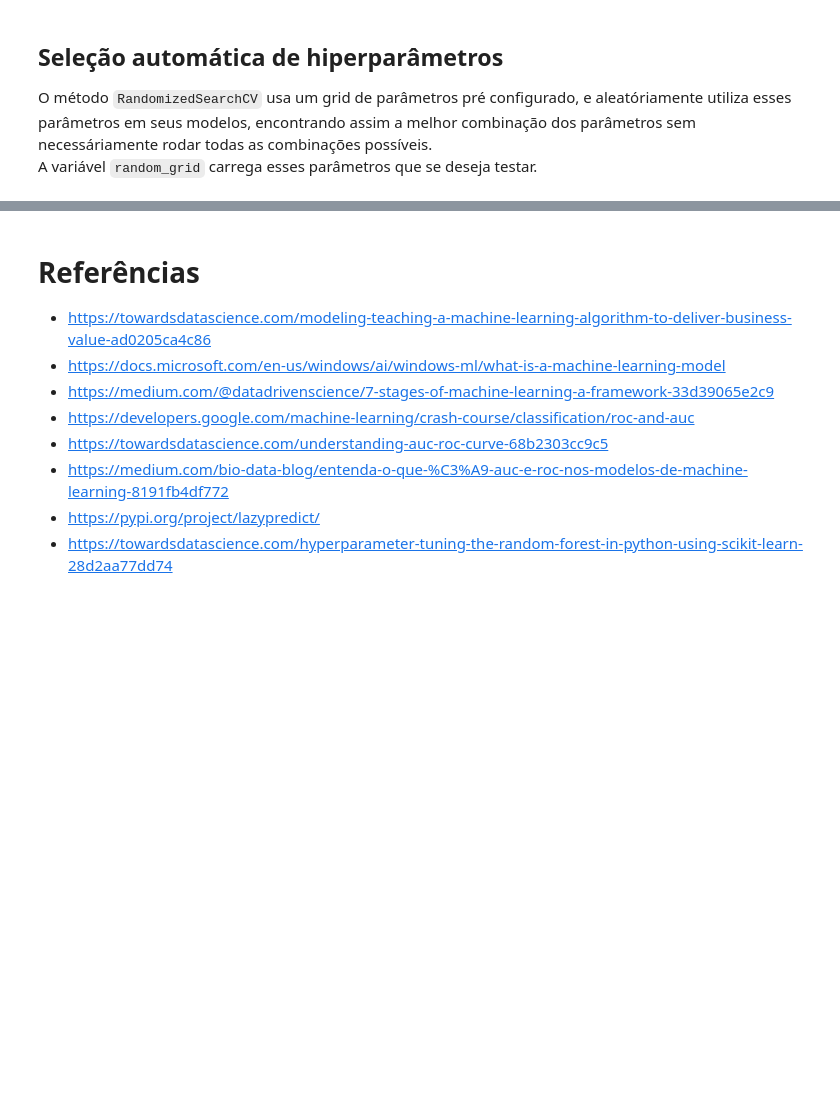
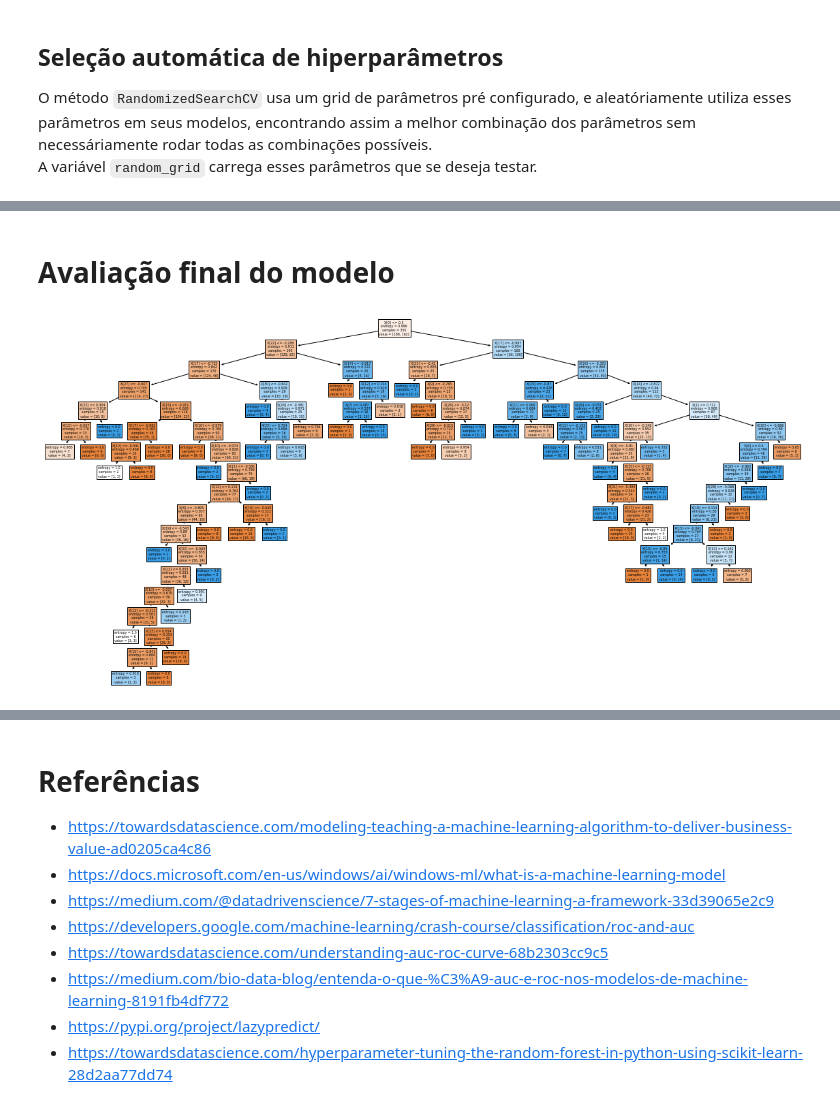
Before and after one commit to fdrigui/covid19_icu_admission_prediction, a Jupyter notebook: notebooks/4.0_Modeling.ipynb, the cells around one changed output, grey strips where cells are left out. Cells and saved outputs as stored; diff of their text form; code cells hidden in the pictures; blank space fills up the shorter version.

````diff
--- a/notebooks/4.0_Modeling.ipynb
+++ b/notebooks/4.0_Modeling.ipynb
@@ -117,10 +119,10 @@ A idéia aqui não é fazer uma análise, e sim ter uma referência dos parâmet
 # %%
 from sklearn.ensemble import RandomForestClassifier
-rf_clf = RandomForestClassifier(random_state = 42)
+std_rf_clf = RandomForestClassifier(random_state = 42)
 from pprint import pprint
 # Look at parameters used by our current forest
 print('Os parâmetros sendo utilizados no modelo são::\n')
-pprint(rf_clf.get_params())
+pprint(std_rf_clf.get_params())
 # %% [output]
 Os parâmetros sendo utilizados no modelo são::
 
@@ -144,7 +146,7 @@ Os parâmetros sendo utilizados no modelo são::
 A ideia é avaliar o desempenho do modelo **RandonForestClassifier** usando para isso os parâmetros padrão. Esse resultado vai servir de base para o *tunning* dos hiperparâmetros.<br>
 Para fazer tal avaliação, pensando em minimizar o erro causado pelo baixo número de observações que se tem, será executada a função ```run_model_cv```, que usa ```RepeatedStratifiedKFold``` para estimar um intervalo de confiança do resultado.<br>
 # %%
-run_model_cv('RandomForestClassifier', rf_clf, df, 5, 30)
+run_model_cv('RandomForestClassifier', std_rf_clf, df, 5, 30)
 # %% [output]
 RandomForestClassifier: AUC Mean: 0.8, AUC Std: 0.053, AUC CI: 0.69 - 0.91
 # %% [markdown]
@@ -210,7 +205 @@ Fitting 5 folds for each of 500 candidates, totalling 2500 fits
  'bootstrap': False}
-# %%
-rf_clf = RandomForestClassifier(random_state = 42, n_estimators=1200, min_samples_split=7,
-                                min_samples_leaf=1, max_features='log2', max_depth=None,
-                                bootstrap=False, criterion='gini')
-run_model_cv('RandomForestClassifier', rf_clf, df, 10, 50)
-#RandomForestClassifier: AUC Mean: 0.8, AUC Std: 0.076, AUC CI: 0.65 - 0.95
@@ -217,6 +221,6 @@ run_model_cv('RandomForestClassifier', rf_clf, df, 10, 50)
 # %%
-rf_clf = RandomForestClassifier(random_state = 42, n_estimators=800, min_samples_split=10,
-                                min_samples_leaf=1, max_features='sqrt', max_depth=None,
-                                bootstrap=False, criterion='gini')
+rf_clf = RandomForestClassifier(random_state = 42, n_estimators=2000, min_samples_split=10,
+                                min_samples_leaf=1, max_features='auto', max_depth=30,
+                                bootstrap=False, criterion='entropy')
 run_model_cv('RandomForestClassifier', rf_clf, df, 5, 30)
 # %% [output]
@@ -223,0 +235,16 @@ RandomForestClassifier: AUC Mean: 0.8, AUC Std: 0.052, AUC CI: 0.7 - 0.9
+# %% [markdown]
+# Avaliação final do modelo
+# %%
+from sklearn import tree
+
+rf_clf = RandomForestClassifier(random_state = 42, n_estimators=2000, min_samples_split=10,
+                                min_samples_leaf=1, max_features='auto', max_depth=30,
+                                bootstrap=False, criterion='entropy')
+
+rf_clf.fit(df.drop('ICU', axis=1), df['ICU'])
+
+plt.figure(figsize=(20,10))
+tree.plot_tree(rf_clf.estimators_[0], filled=True)
+plt.show()
+# %% [output]
+[figure, added]
````
Also changed, not shown: parts of 12 cells of this notebook, 4 other files.
